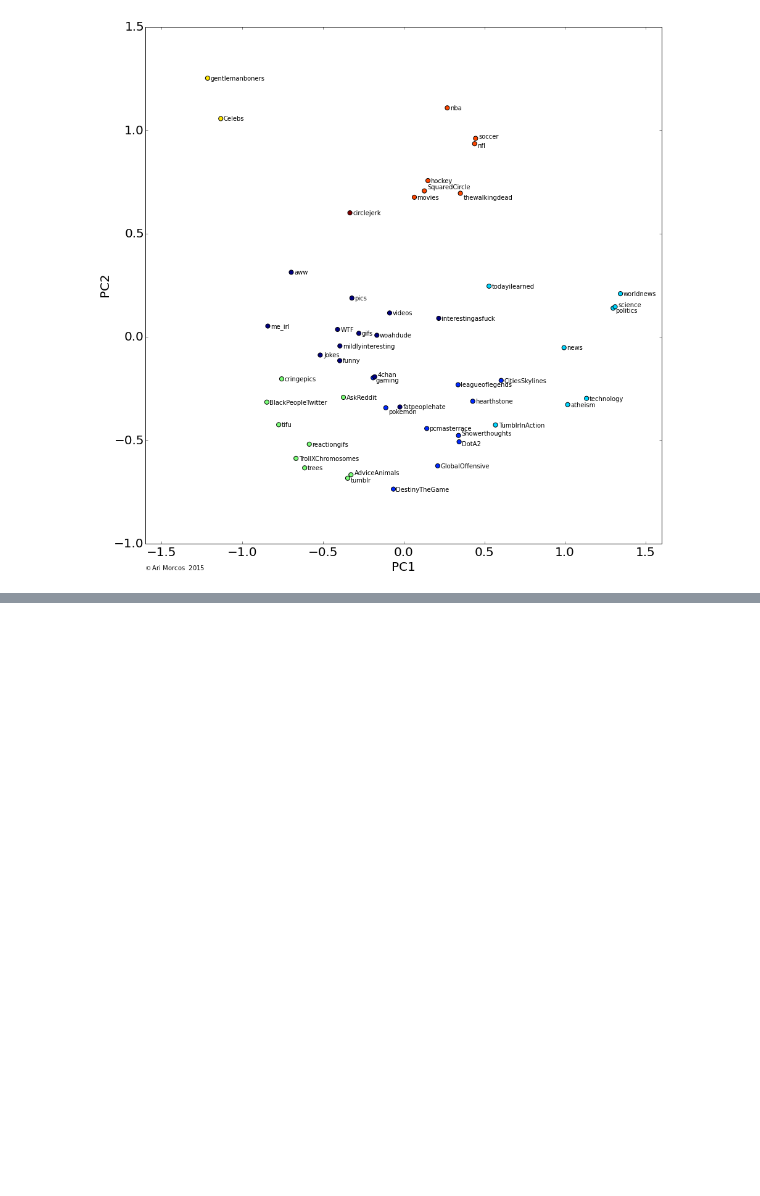
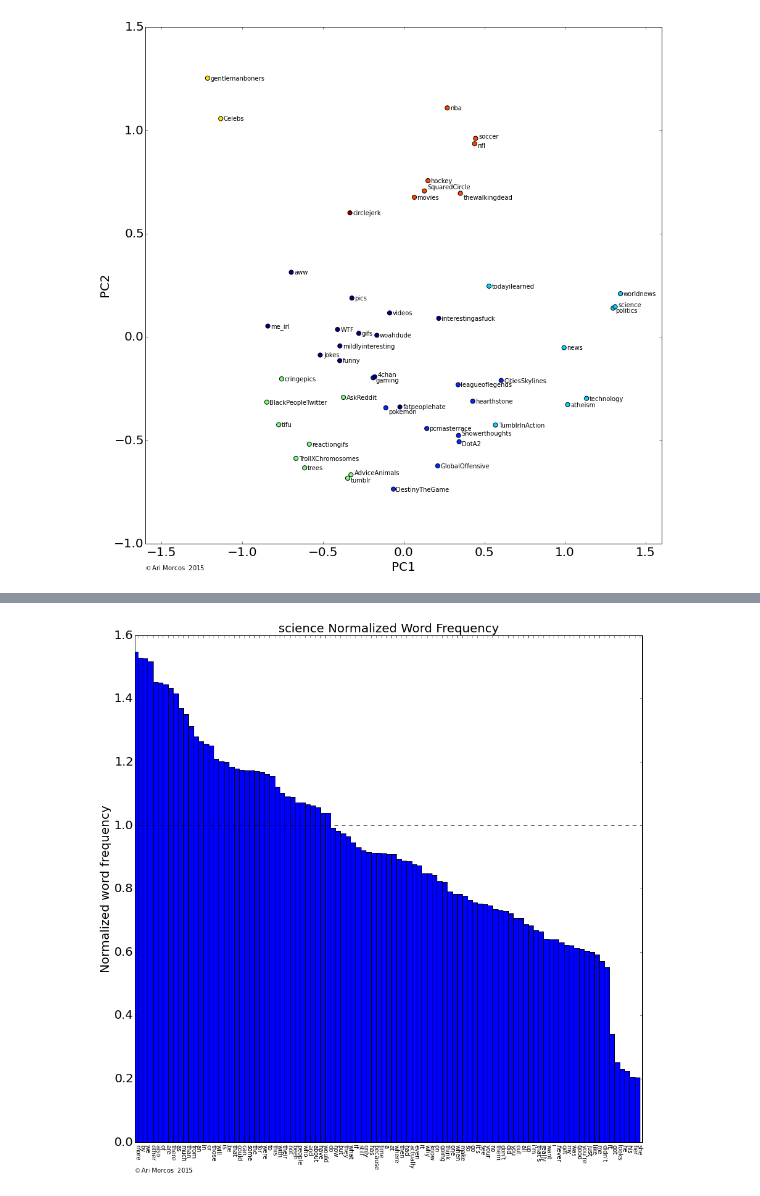
Before and after one commit to arimorcos/blog_analyses, a Jupyter notebook: Cluster comments.ipynb, the cells around one changed output, grey strips where cells are left out. Cells and saved outputs as stored; diff of their text form; code cells hidden in the pictures; blank space fills up the shorter version.

```diff
--- a/Cluster comments.ipynb
+++ b/Cluster comments.ipynb
@@ -294,7 +285,7 @@ addCopyright(ax2)
 [figure]
 # %%
 """ animate """
-shouldSave = True
+shouldSave = False
 
 def animate(i, ax):
     newVal = i*5
@@ -344,14 +332,21 @@ def plotBarNormFreq(normCounts, barSubs, usedSubs):
         # normalize
         tempNorm = normCounts[:,usedSubs.index(barSubs[ind])]/meanNormCounts
 
+        # sort
+        sortedNorm = sorted(tempNorm, reverse=True)
+        sortOrder = [i[0] for i in sorted(enumerate(tempNorm), key=lambda x:x[1], reverse=True)]
+
         # plot bar
-        handles.append(ax.bar([i - 0.5*width + ind*width for i in range(len(mostFreqWords))],
-                               tempNorm, width, color=colors[ind]))
+        handles.append(ax.bar([i + -0.5*width + width*ind for i in range(len(mostFreqWords))],
+                               sortedNorm, width=width, color=colors[ind], align='center'))
+
+    # plot chance line
+    ax.plot([0, len(mostFreqWords)], [1, 1], ls='--', color='k')
 
     # label axes
     ax.set_ylabel('Normalized word frequency')
     ax.set_xticks(range(len(mostFreqWords)));
-    ax.set_xticklabels(mostFreqWords, rotation=-90);
+    ax.set_xticklabels([mostFreqWords[i] for i in sortOrder], rotation=-90);
     ax.set_xlim(left=0-0.5*width, right=len(mostFreqWords)-0.5*width);
     ax.set_title(", ".join(barSubs) + ' Normalized Word Frequency')
     for item in ([ax.title, ax.xaxis.label, ax.yaxis.label] +
@@ -359,5 +354,5 @@ def plotBarNormFreq(normCounts, barSubs, usedSubs):
         item.set_fontsize(20)
     if len(barSubs) > 1:
         ax.legend(handles, barSubs, loc='upper left');
-    addCopyright(ax)
+    addCopyright(ax, yOffset=-0.01)
 # %%
@@ -375,0 +379,4 @@ plotBarNormFreq(normCounts, ['circlejerk'], usedSubs)
+# %%
+plotBarNormFreq(normCounts, ['science'], usedSubs)
+# %% [output]
+[figure, added]
```
Also changed, not shown: parts of 11 cells of this notebook.
